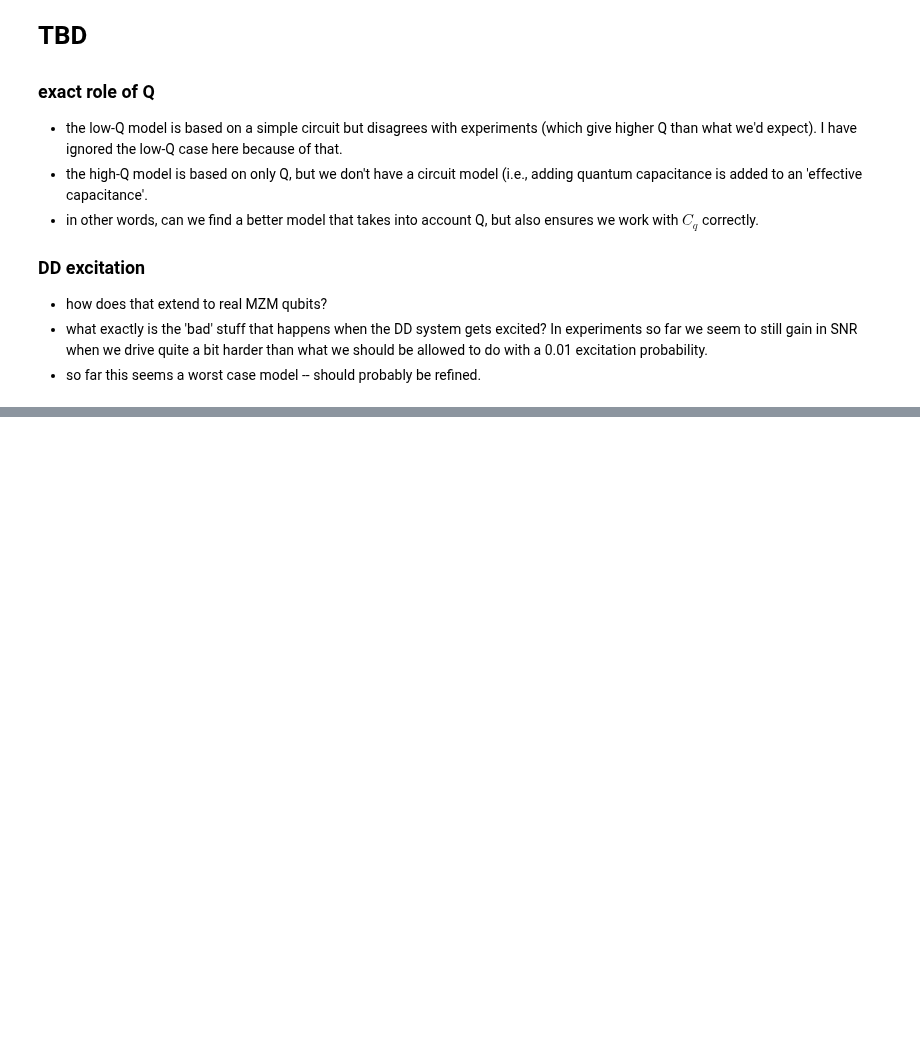
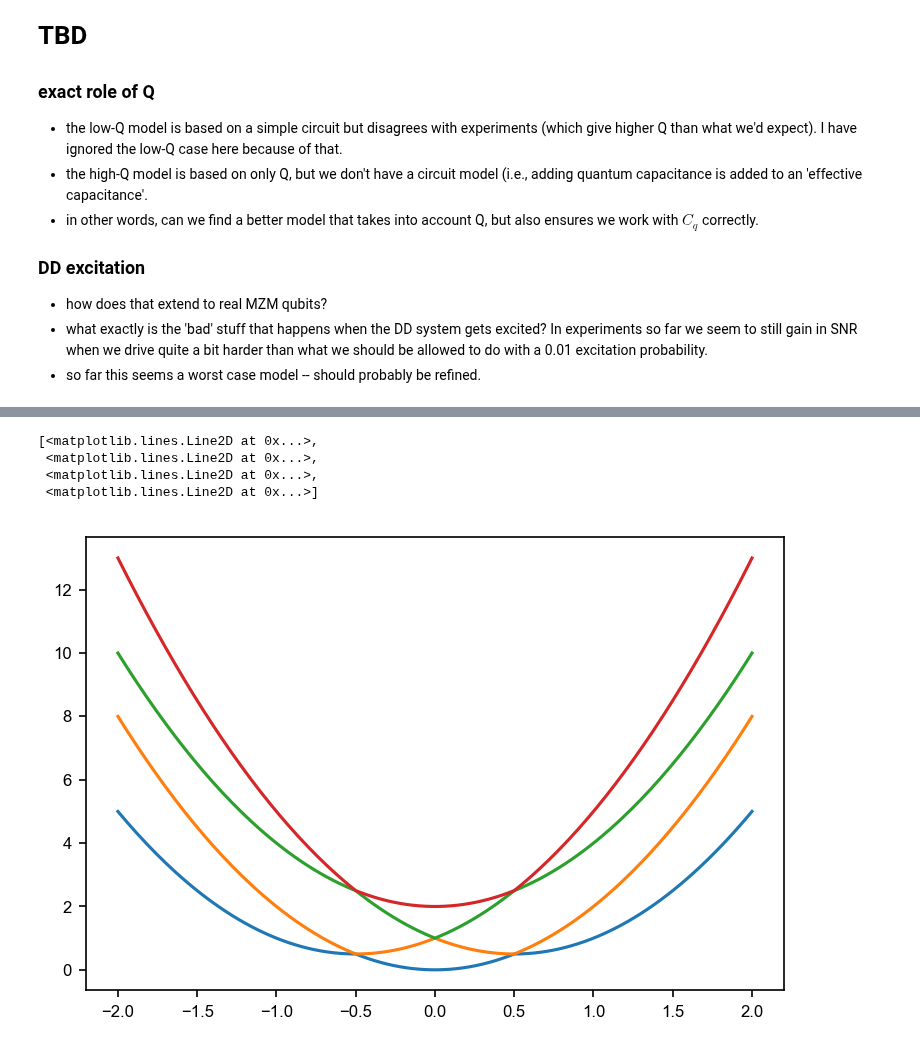
Before and after one commit to wpfff/calculations, a Jupyter notebook: quantum_capacitance/Quantum Capacitance.ipynb, the cells around one changed output, grey strips where cells are left out. Cells and saved outputs as stored; diff of their text form; code cells hidden in the pictures; blank space fills up the shorter version.

```diff
--- a/quantum_capacitance/Quantum Capacitance.ipynb
+++ b/quantum_capacitance/Quantum Capacitance.ipynb
@@ -336,0 +325,26 @@ array([ 410.9336039 ,  290.57393794,  237.25262683,  205.46680195,
+# %%
+Ec = 1
+
+I = qp.tensor(qp.qeye(2), qp.qeye(2))
+l = qp.tensor(qp.destroy(2), qp.qeye(2)); ld = l.dag()
+r = qp.tensor(qp.qeye(2), qp.destroy(2)); rd = r.dag()
+nl = ld * l
+nr = rd * r
+
+
+epsilons = np.linspace(-2, 2, 201)
+Evals = np.zeros((201, 4))
+
+for i, epsilon in enumerate(epsilons):
+    H = Ec * (nl + epsilon*I)**2 + Ec * (nr - epsilon*I)**2 - 0 * (ld * r + l * rd)
+    Evals[i, :] = H.eigenenergies()
+
+
+fig, ax = plt.subplots(1,1)
+ax.plot(epsilons, Evals)
+# %% [output]
+[<matplotlib.lines.Line2D at 0x...>,
+ <matplotlib.lines.Line2D at 0x...>,
+ <matplotlib.lines.Line2D at 0x...>,
+ <matplotlib.lines.Line2D at 0x...>]
+[figure, added]
```
Also changed, not shown: parts of 12 cells of this notebook, 1 other file.
